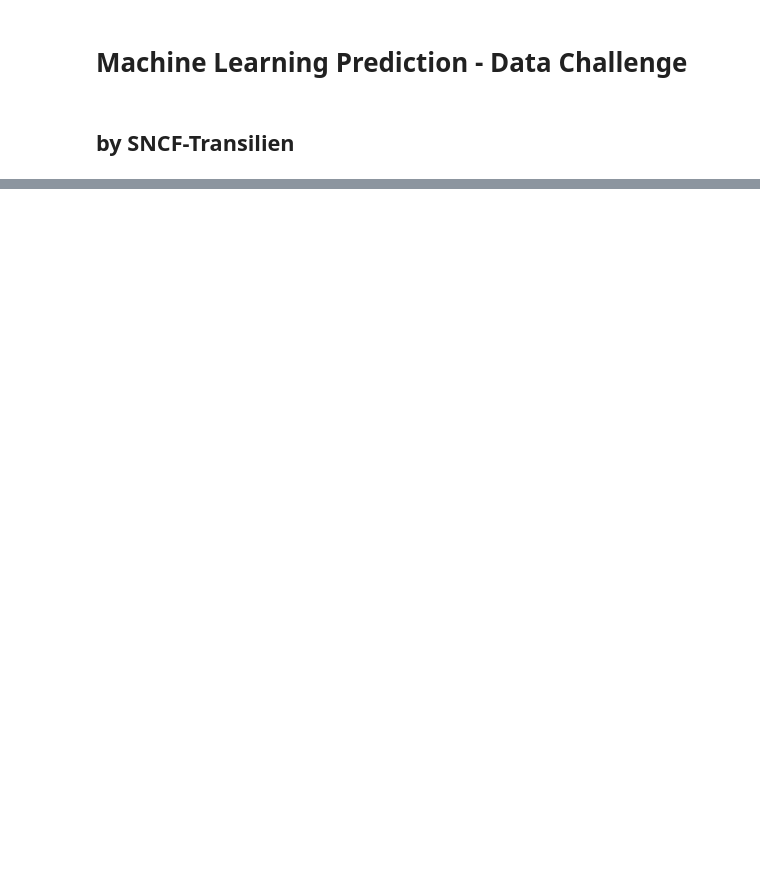
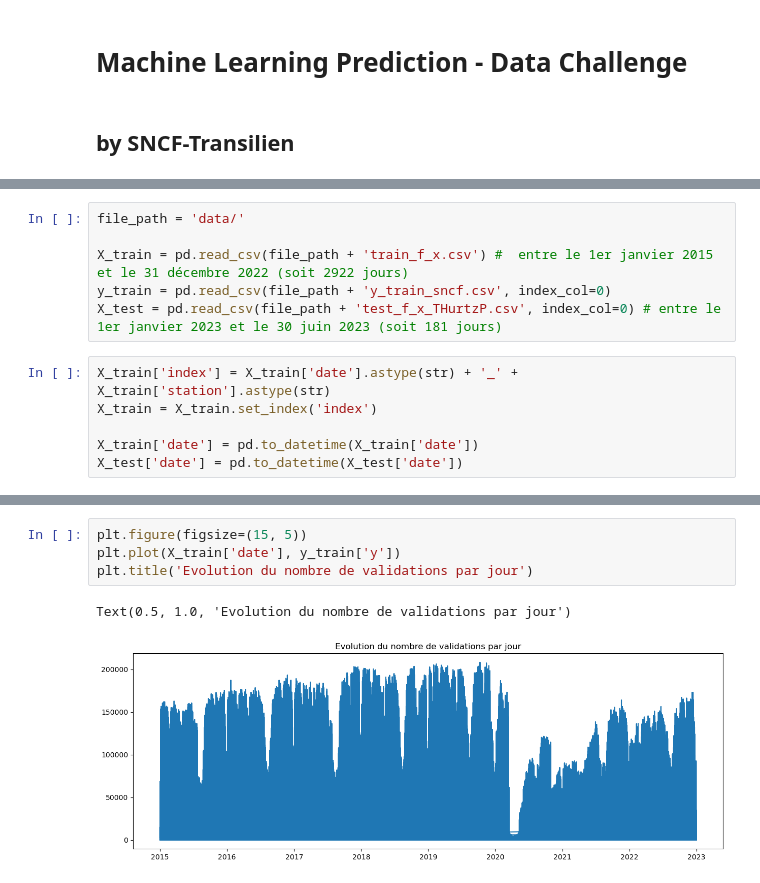
Before and after one commit to ML-SNCF-Transilien/Prediction_SNCF, a Jupyter notebook: ml_pred.ipynb, the cells around one changed output, grey strips where cells are left out. Cells and saved outputs as stored; diff of their text form; blank space fills up the shorter version.

```diff
--- a/ml_pred.ipynb
+++ b/ml_pred.ipynb
@@ -27,0 +13,12 @@ x
+# %%
+file_path = 'data/'
+
+X_train = pd.read_csv(file_path + 'train_f_x.csv') #  entre le 1er janvier 2015 et le 31 décembre 2022 (soit 2922 jours)
+y_train = pd.read_csv(file_path + 'y_train_sncf.csv', index_col=0)
+X_test = pd.read_csv(file_path + 'test_f_x_THurtzP.csv', index_col=0) # entre le 1er janvier 2023 et le 30 juin 2023 (soit 181 jours)
+# %%
+X_train['index'] = X_train['date'].astype(str) + '_' + X_train['station'].astype(str)
+X_train = X_train.set_index('index')
+
+X_train['date'] = pd.to_datetime(X_train['date'])
+X_test['date'] = pd.to_datetime(X_test['date'])
@@ -27,0 +42,7 @@ x
+# %%
+plt.figure(figsize=(15, 5))
+plt.plot(X_train['date'], y_train['y'])
+plt.title('Evolution du nombre de validations par jour')
+# %% [output]
+Text(0.5, 1.0, 'Evolution du nombre de validations par jour')
+[figure, added]
```
Also changed, not shown: parts of 17 cells of this notebook, 1 other file.
